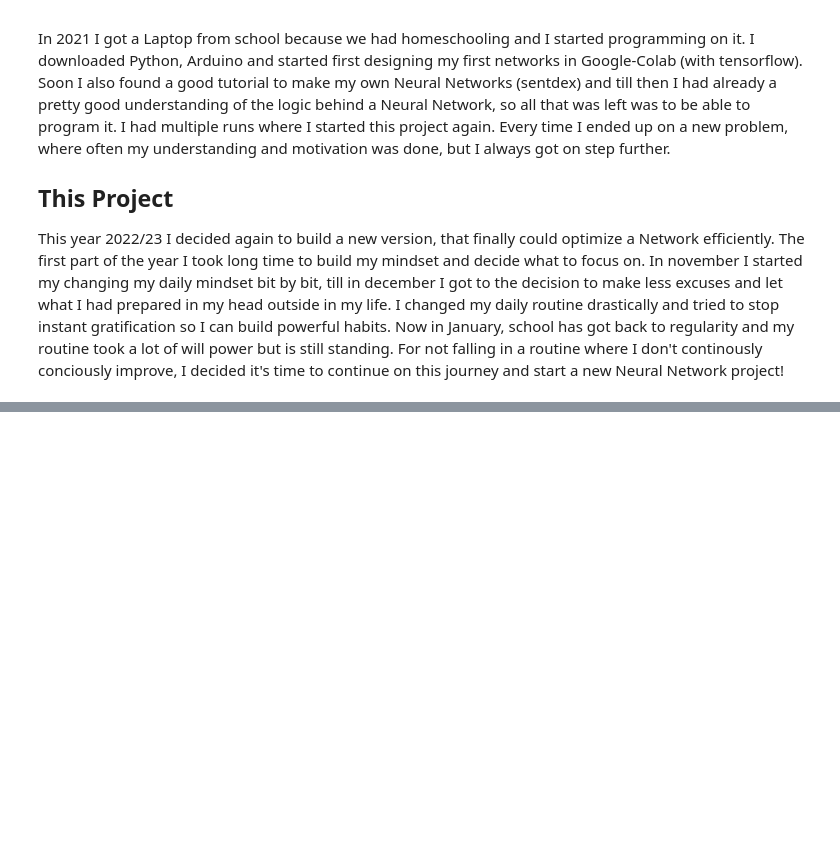
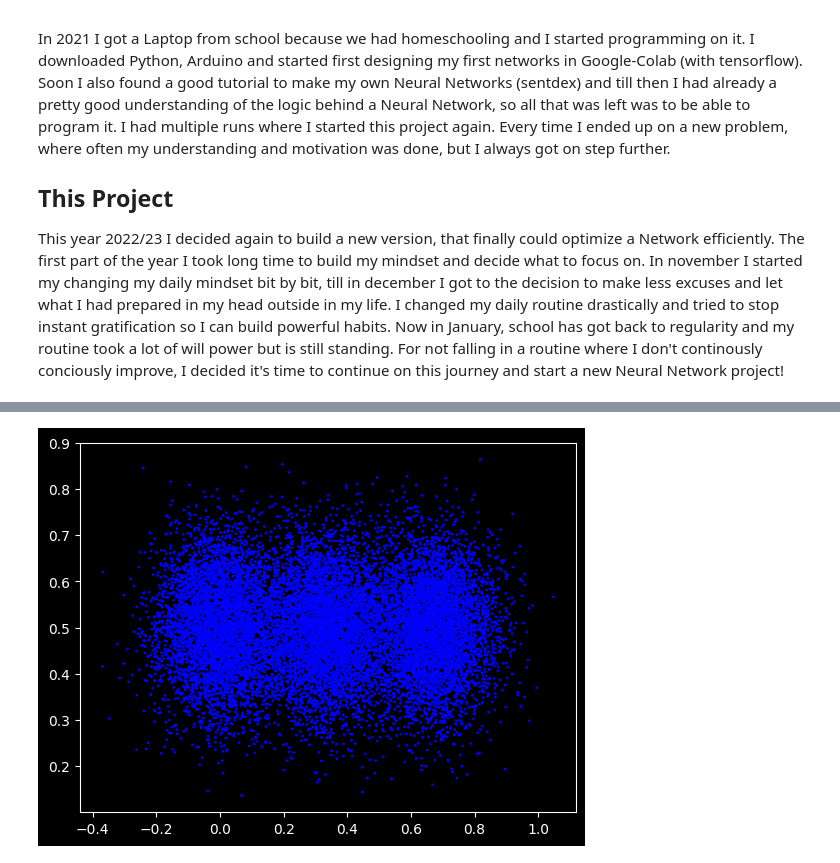
Before and after one commit to DavidVoellm/Neural_Network_Library, a Jupyter notebook: main.ipynb, the cells around one changed output, grey strips where cells are left out. Drawn from its saved outputs; the diff is of its cells as text; code cells hidden in the pictures; blank space fills up the shorter version.

Commit message:
started implementing random optimization

```diff
--- a/main.ipynb
+++ b/main.ipynb
@@ -72,25 +79,13 @@ class MeanSquaredError(Loss):
 # %%
 class Layer_Dense:
     def __init__(self, n_inputs, n_neurons, ActivationFunction:ActivationFunction=None):
-        self.weights = 0.01 * np.random.random(n_inputs, n_neurons)
+        self.weights = 0.01 * np.random.randn(n_inputs, n_neurons)
         self.biases = np.zeros((1,n_neurons))
         self.activationFunction = ActivationFunction
     def run(self, inputs):
-        self.output = np.dot(self.weights, inputs) + self.biases
+        self.output = np.dot(inputs, self.weights) + self.biases
         if self.activationFunction is not None:
-            self.output = self.activationFunction.run(inputs)
+            self.output = self.activationFunction.run(self.output)
         return self.output
     def __call__(self, inputs):
         return self.run(inputs)
-# %%
-class Network:
-    def __init__(self):
-        self.layerList = []
-    def addLayer(self,layer):
-        self.layerList.append(layer)
-    def run(self, input):
-        for layer in self.layerList:
-            input = layer.run(input)
-        return input
-    def __call__(self, input):
-        return self.run(input)
@@ -96,0 +135,11 @@ class Network:
+# %%
+myNN = Network(LossFunc=CategorialCrossEntropy())
+myNN.addLayer(Layer_Dense(2, 5, ReLU()))
+myNN.addLayer(Layer_Dense(5, 3, ReLU()))
+myNN.addLayer(Layer_Dense(3, 3, Softmax()))
+
+print(myNN.run(np.array([3,1])))
+print("pause")
+print(myNN.run(np.array(X))[:5])
+print("Loss:\t"+ str(myNN.calcLoss(y)))
+print("Accuracy:\t"+ str(myNN.calcAccuracy(y)))
@@ -96,0 +156,8 @@ class Network:
+# %%
+X, y = vertical_data(samples = 5000, classes = 3)
+output = myNN(X)
+plt.style.use('dark_background')
+plt.scatter(X[:,0], X[:,1], c=output, s=1, cmap="brg")
+plt.show()
+# %% [output]
+[figure, added]
```
Also changed, not shown: parts of 6 cells of this notebook.
